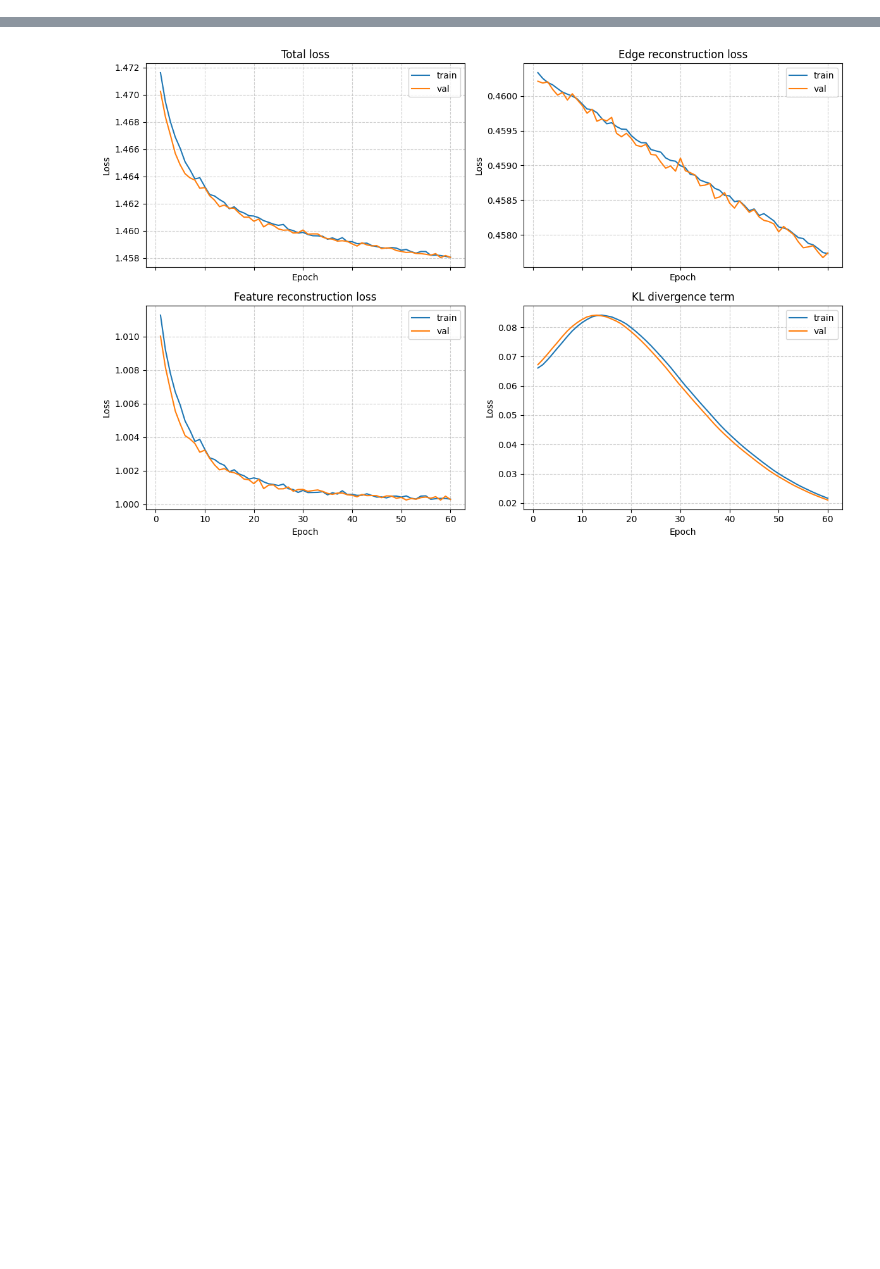
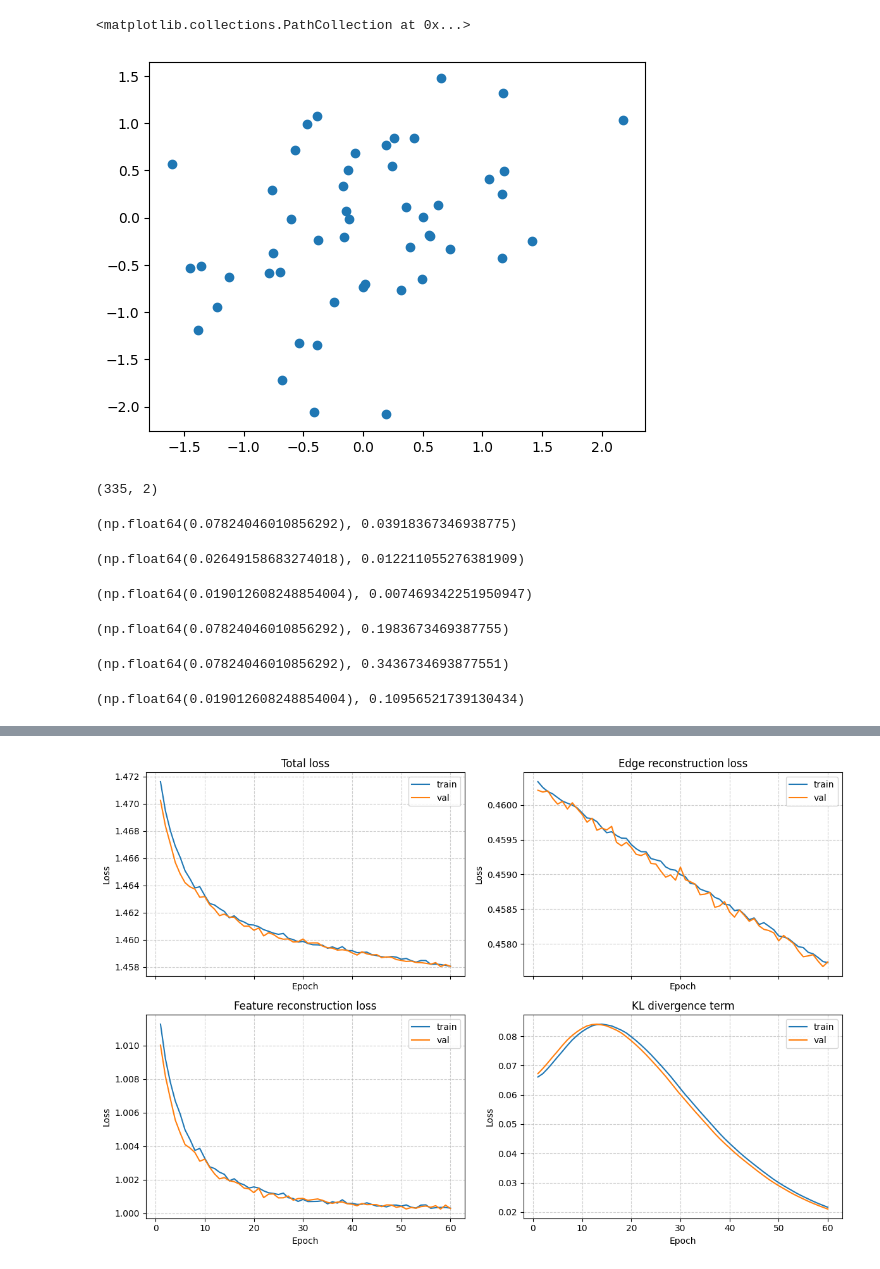
Before and after one commit to ZhangWan-byte/lpm, a Jupyter notebook: exp1_demo.ipynb, the cells around one changed output, grey strips where cells are left out. Saved outputs shown, nothing was run; the diff lists cells and outputs as text; code cells hidden in the pictures; blank space fills up the shorter version.

Commit message:
simulation data - batch

```diff
--- a/exp1_demo.ipynb
+++ b/exp1_demo.ipynb
@@ -13,7 +14,11 @@ data["test"].shape, data["val"].shape, data["train"].shape
 # %%
 # nodes = np.load("./sim_data/A1/A1_SBM_K4_dense_nodes.npz")
-# nodes["positions"], nodes["blocks"]
+# nodes = np.load("./sim_data_batch/A1/A1_N50_train_00/A1_N50_train_00_nodes.npz")
+# nodes = np.load("./sim_data_batch/A2/A2_N300_train_00/A2_N300_train_00_nodes.npz")
+# nodes = np.load("./sim_data_batch/A2/A2_N50_train_00/A2_N50_train_00_nodes.npz")
+nodes = np.load("./sim_data_batch/B1/B1_N50_train_00/B1_N50_train_00_nodes.npz")
+nodes.keys()
 # nodes = np.load("./sim_data/B1/B1_TranslationInvariant_RBF_ARD_nodes.npz")
-nodes = np.load("./sim_data_batch/B1/B1_N10000_train_00/B1_N10000_train_00_nodes.npz")
-nodes["positions"].shape
+# nodes = np.load("./sim_data_batch/B1/B1_N10000_train_00/B1_N10000_train_00_nodes.npz")
+# nodes["positions"].shape
 # %% [output]
@@ -36,0 +51,38 @@ NpzFile './sim_data/B1/B1_TranslationInvariant_RBF_ARD_nodes.npz' with keys: pos
+# %%
+plt.scatter(nodes["positions"][:, 0], nodes["positions"][:, 1])
+# %% [output]
+<matplotlib.collections.PathCollection at 0x...>
+[figure, added]
+# %%
+# edges = np.loadtxt("./sim_data_batch/A2/A2_N300_train_00/A2_N300_train_00_edges.txt")
+# edges = np.loadtxt("./sim_data_batch/A2/A2_N50_train_00/A2_N50_train_00_edges.txt")
+# edges = np.loadtxt("./sim_data_batch/A1/A1_N50_train_00/A1_N50_train_00_edges.txt")
+# edges = np.loadtxt("./sim_data_batch/A1/A1_N300_train_00/A1_N300_train_00_edges.txt")
+edges = np.loadtxt("./sim_data_batch/B1/B1_N300_train_00/B1_N300_train_00_edges.txt")
+edges.shape
+# %% [output]
+(335, 2)
+# %%
+np.log(50)/50, 48 / (50*49/2)
+# %% [output]
+(np.float64(0.07824046010856292), 0.03918367346938775)
+# %%
+np.log(200)/200, 243 / (200*199/2)
+# %% [output]
+(np.float64(0.02649158683274018), 0.012211055276381909)
+# %%
+np.log(300)/300, 335 / (300*299/2)
+# %% [output]
+(np.float64(0.019012608248854004), 0.007469342251950947)
+# %%
+np.log(50)/50, 243 / (50*49/2)
+# %% [output]
+(np.float64(0.07824046010856292), 0.1983673469387755)
+# %%
+np.log(50)/50, 421 / (50*49/2)
+# %% [output]
+(np.float64(0.07824046010856292), 0.3436734693877551)
+# %%
+np.log(300)/300, 4914 / (300*299/2)
+# %% [output]
+(np.float64(0.019012608248854004), 0.10956521739130434)
```
Also changed, not shown: parts of 25 cells of this notebook, 9 other files.
